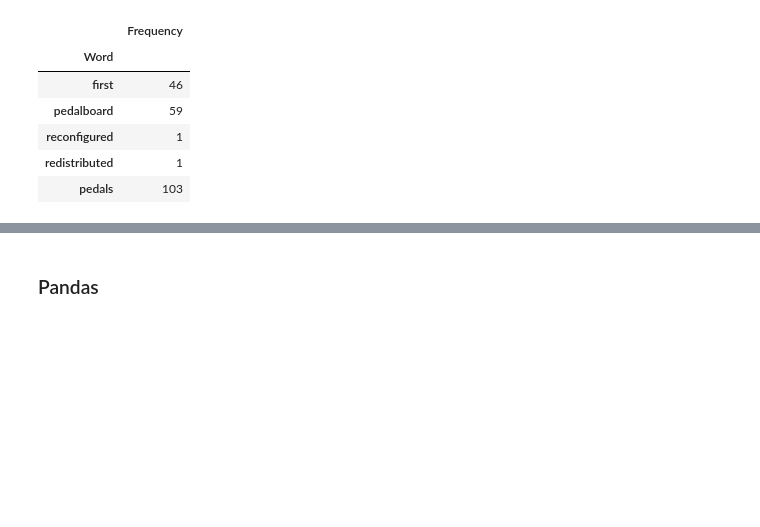
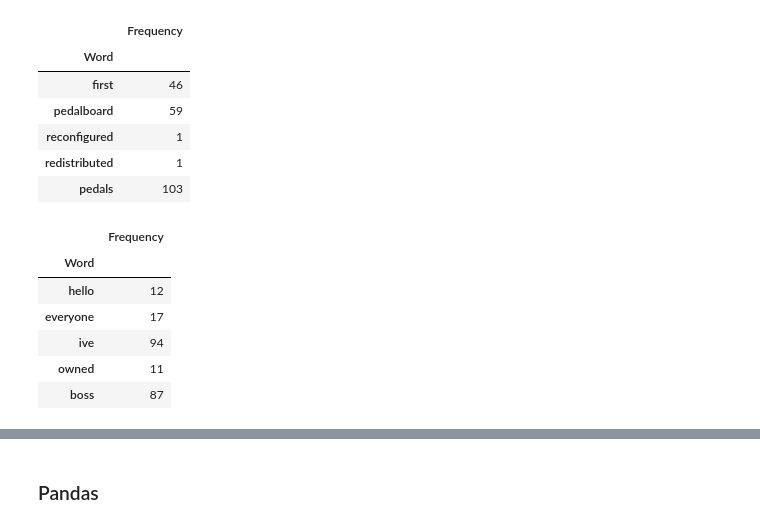
Before and after one commit to leelina024/reddit-guitarpedals, a Jupyter notebook: reddit_guitarpedals_transform.ipynb, the cells around one changed output, grey strips where cells are left out. Saved outputs shown, nothing was run; the diff lists cells and outputs as text; code cells hidden in the pictures; blank space fills up the shorter version.

```diff
--- a/reddit_guitarpedals_transform.ipynb
+++ b/reddit_guitarpedals_transform.ipynb
@@ -47,13 +48,21 @@ dtypes: datetime64[ns](1), float64(1), int64(4), object(7)
 memory usage: 101.1+ KB
 # %%
 # Removing punctuations from every title
-import string
 pedals_titles = []
 for i in range(len(pedals['title'])):
     words = pedals['title'][i].lower().split()
 
     words = [''.join(letter for letter in word if letter not in string.punctuation) for word in words]
     pedals_titles.append(words)
+
+#Doing same for selftext
+selftext_wordlist = []
+for i in range(len(pedals['selftext'])):
+    if(type(pedals['selftext'][i]) == str):
+        words = pedals['selftext'][i].lower().split()
+
+        words = [''.join(letter for letter in word if letter not in string.punctuation) for word in words]
+        selftext_wordlist.append(words)
 # %%
 # {word: frequency}
 # Removing punctuation
@@ -61,10 +70,17 @@ for i in range(len(pedals['title'])):
 # all lower case
 
 word_freq_title = {}
+word_freq_selftext = {}
 
 for title in range(len(pedals_titles)):
     for word in pedals_titles[title]:
         if word not in word_freq_title:
             word_freq_title[word] = 0
         word_freq_title[word] += 1
+
+for title in range(len(selftext_wordlist)):
+    for word in selftext_wordlist[title]:
+        if word not in word_freq_selftext:
+            word_freq_selftext[word] = 0
+        word_freq_selftext[word] += 1
 # %%
@@ -95,2 +111,8 @@ title_dict.pop('') #removing ' ' blank in dict
 # %% [output]
 123
+# %%
+selftext_dict = {}
+for k, v in word_freq_selftext.items():
+    if k not in stop_words:
+        selftext_dict[k] = v
+selftext_dict.pop('') #removing ' ' blank in selftext dict
@@ -117,3 +145,16 @@ title_df.head()
 | reconfigured | 1 |
 | redistributed | 1 |
 | pedals | 103 |
+# %%
+#Selftext word freq df
+selftext_df = pd.DataFrame(selftext_dict.values(), index=selftext_dict.keys(), columns=['Frequency'])
+selftext_df.index.name = 'Word'
+selftext_df.head()
+# %% [output]
+|  | Frequency |
+| Word |  |
+| hello | 12 |
+| everyone | 17 |
+| ive | 94 |
+| owned | 11 |
+| boss | 87 |
```
Also changed, not shown: parts of 20 cells of this notebook.
